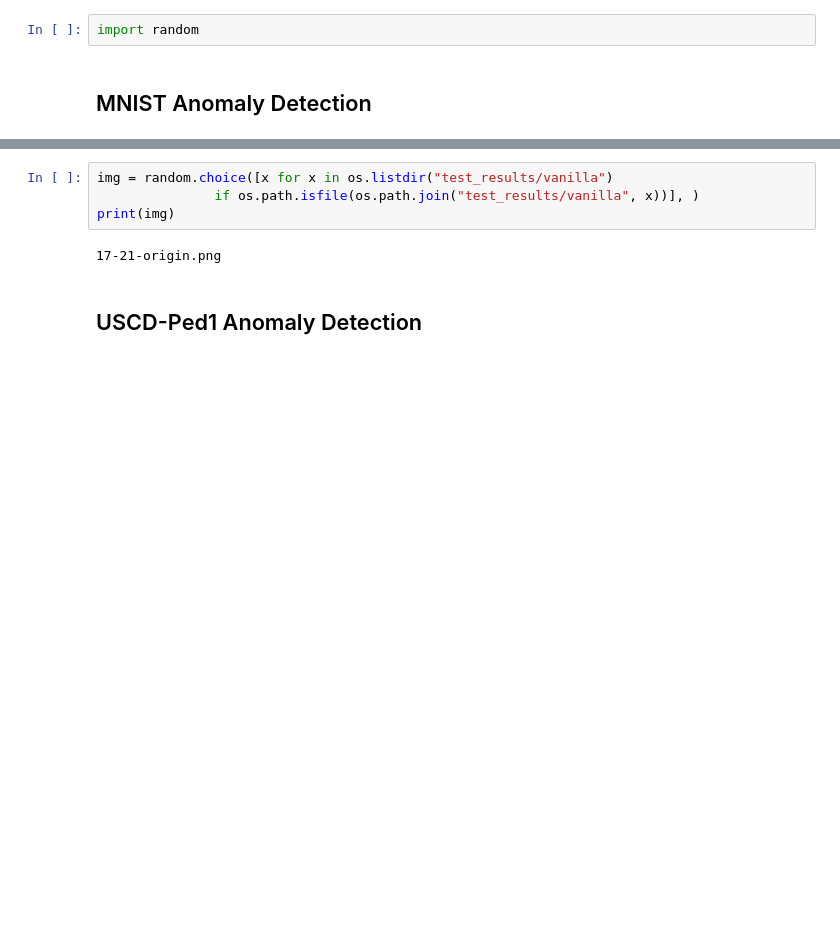
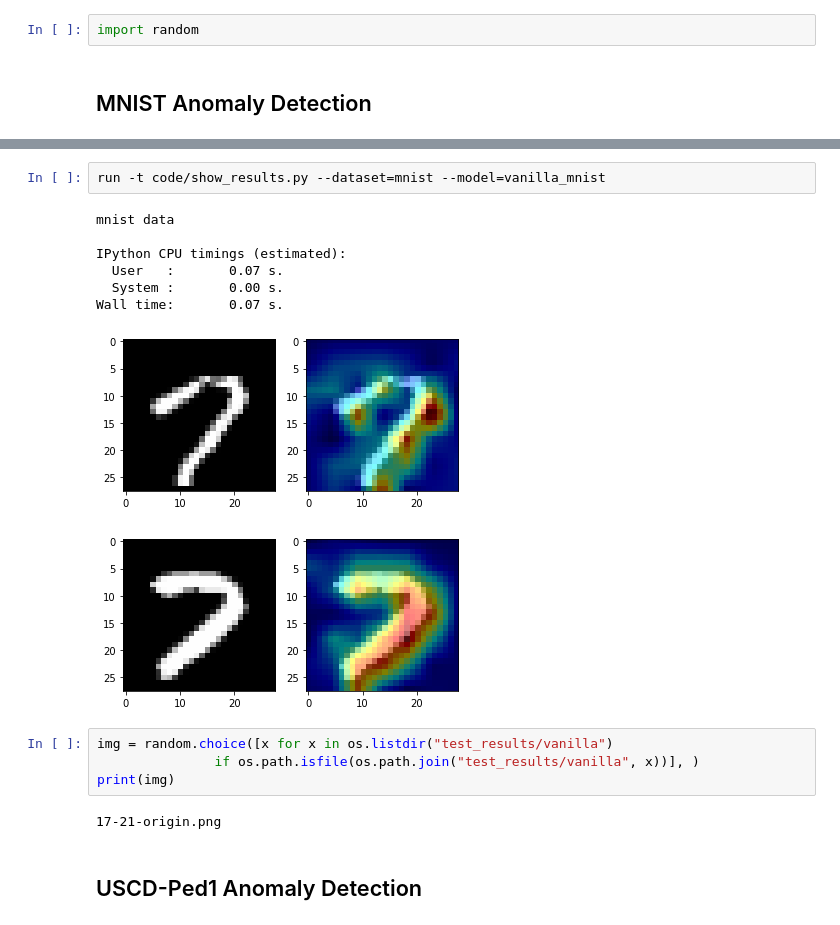
Before and after one commit to FrankBrongers/Reproducing_expVAE, a Jupyter notebook: Experiment Results.ipynb, the cells around one changed output, grey strips where cells are left out. Cells and saved outputs as stored; diff of their text form; blank space fills up the shorter version.

```diff
--- a/Experiment Results.ipynb
+++ b/Experiment Results.ipynb
@@ -24,3 +30,14 @@ Wall time:       5.94 s.
+# %%
+run -t code/show_results.py --dataset=mnist --model=vanilla_mnist
+# %% [output]
+mnist data
+
+IPython CPU timings (estimated):
+  User   :       0.07 s.
+  System :       0.00 s.
+Wall time:       0.07 s.
+[figure, added]
+[figure, added]
 # %%
 img = random.choice([x for x in os.listdir("test_results/vanilla")
                if os.path.isfile(os.path.join("test_results/vanilla", x))], )
```
Also changed, not shown: parts of 7 cells of this notebook, 1 other file.
